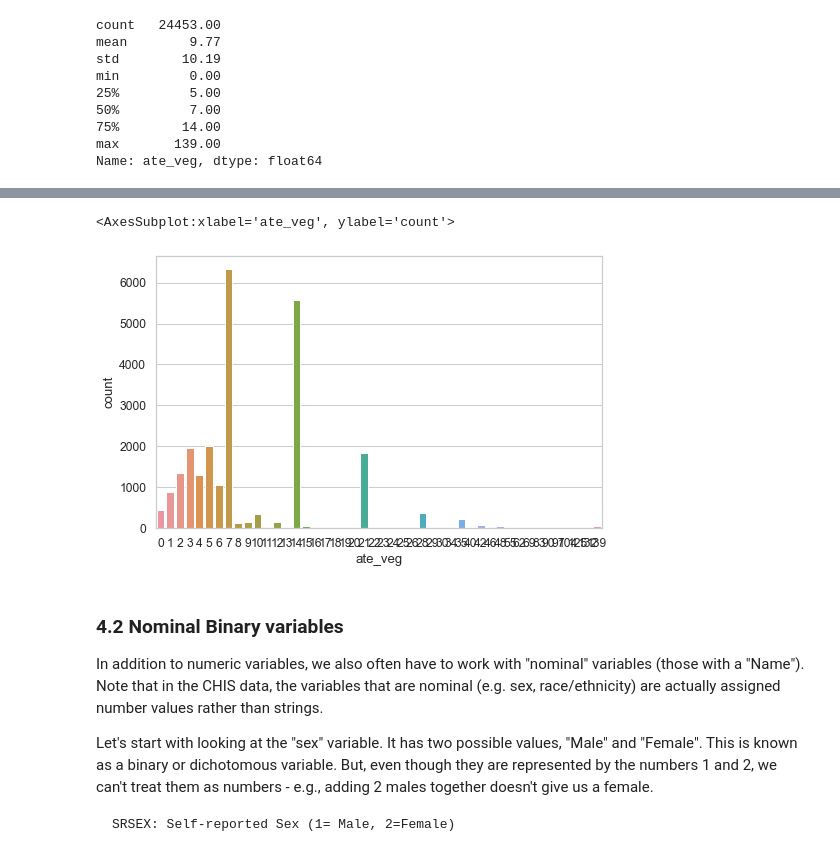
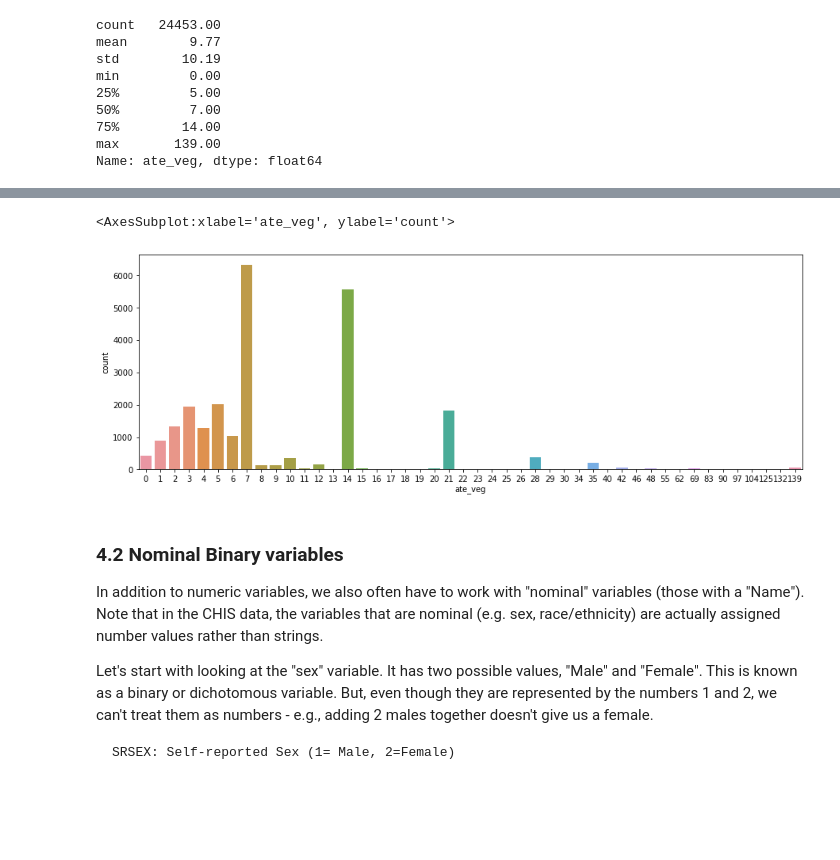
Before and after one commit to carolinakreid/PlanningMethods_Fall2022, a Jupyter notebook: Notebook2/Notebook2_Lab.ipynb, the cells around one changed output, grey strips where cells are left out. Saved outputs shown, nothing was run; the diff lists cells and outputs as text; code cells hidden in the pictures; blank space fills up the shorter version.

```diff
--- a/Notebook2/Notebook2_Lab.ipynb
+++ b/Notebook2/Notebook2_Lab.ipynb
@@ -298,9 +376,10 @@ sns.histplot(data=chis_df_small, x="ate_veg", binwidth=5)
-# %%
-#because there aren't too many discrete values, we can also just plot the full range of answers
-sns.countplot(data=chis_df_small, x='ate_veg')
-# %% [output]
-<AxesSubplot:xlabel='ate_veg', ylabel='count'>
-[figure, removed]
+# %%
+import matplotlib.pyplot as pyplt
+pyplt.figure(figsize=(15,5))
+sns.countplot(x="ate_veg",data=chis_df_small)
+# %% [output]
+<AxesSubplot:xlabel='ate_veg', ylabel='count'>
+[figure, added]
 # %%
 #What other numeric data are in your dataset?  Explore a numeric variable on your own
 # %% [markdown]
```
Also changed, not shown: parts of 29 cells of this notebook.
